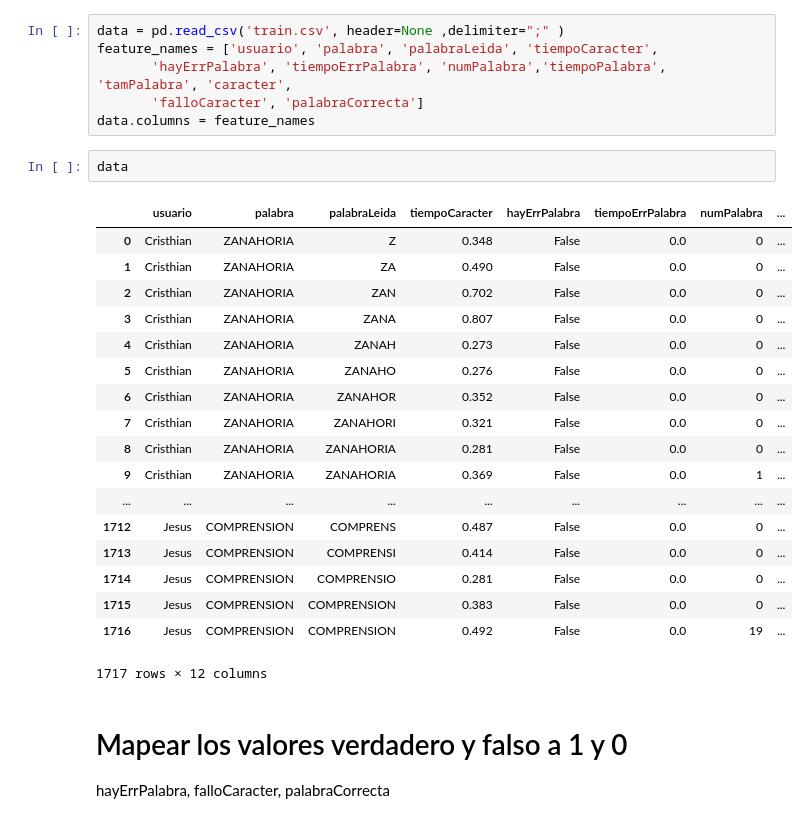
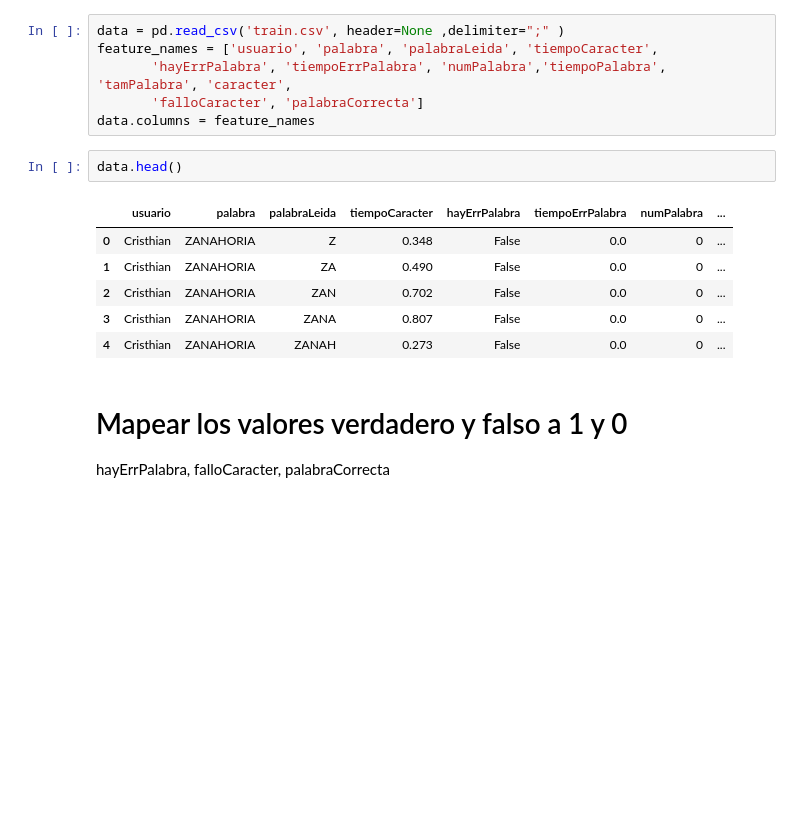
Before and after one commit to cristhro/Python_Machine_Learning, a Jupyter notebook: ejercicio 4/notebook.ipynb, the cells around one changed output. Cells and saved outputs as stored; diff of their text form; blank space fills up the shorter version.

```diff
--- a/ejercicio 4/notebook.ipynb
+++ b/ejercicio 4/notebook.ipynb
@@ -15,26 +15,14 @@ feature_names = ['usuario', 'palabra', 'palabraLeida', 'tiempoCaracter',
        'falloCaracter', 'palabraCorrecta']
 data.columns = feature_names
 # %%
-data
+data.head()
 # %% [output]
 |  | usuario | palabra | palabraLeida | tiempoCaracter | hayErrPalabra | tiempoErrPalabra | numPalabra | ... |
 | 0 | Cristhian | ZANAHORIA | Z | 0.348 | False | 0.0 | 0 | ... |
 | 1 | Cristhian | ZANAHORIA | ZA | 0.490 | False | 0.0 | 0 | ... |
 | 2 | Cristhian | ZANAHORIA | ZAN | 0.702 | False | 0.0 | 0 | ... |
 | 3 | Cristhian | ZANAHORIA | ZANA | 0.807 | False | 0.0 | 0 | ... |
 | 4 | Cristhian | ZANAHORIA | ZANAH | 0.273 | False | 0.0 | 0 | ... |
-| 5 | Cristhian | ZANAHORIA | ZANAHO | 0.276 | False | 0.0 | 0 | ... |
-| 6 | Cristhian | ZANAHORIA | ZANAHOR | 0.352 | False | 0.0 | 0 | ... |
-| 7 | Cristhian | ZANAHORIA | ZANAHORI | 0.321 | False | 0.0 | 0 | ... |
-| 8 | Cristhian | ZANAHORIA | ZANAHORIA | 0.281 | False | 0.0 | 0 | ... |
-| 9 | Cristhian | ZANAHORIA | ZANAHORIA | 0.369 | False | 0.0 | 1 | ... |
-| ... | ... | ... | ... | ... | ... | ... | ... | ... |
-| 1712 | Jesus | COMPRENSION | COMPRENS | 0.487 | False | 0.0 | 0 | ... |
-| 1713 | Jesus | COMPRENSION | COMPRENSI | 0.414 | False | 0.0 | 0 | ... |
-| 1714 | Jesus | COMPRENSION | COMPRENSIO | 0.281 | False | 0.0 | 0 | ... |
-| 1715 | Jesus | COMPRENSION | COMPRENSION | 0.383 | False | 0.0 | 0 | ... |
-| 1716 | Jesus | COMPRENSION | COMPRENSION | 0.492 | False | 0.0 | 19 | ... |
-1717 rows × 12 columns
 # %% [markdown]
 # Mapear los valores verdadero y falso a 1 y 0
 hayErrPalabra, falloCaracter, palabraCorrecta
```
Also changed, not shown: parts of 7 cells of this notebook.
